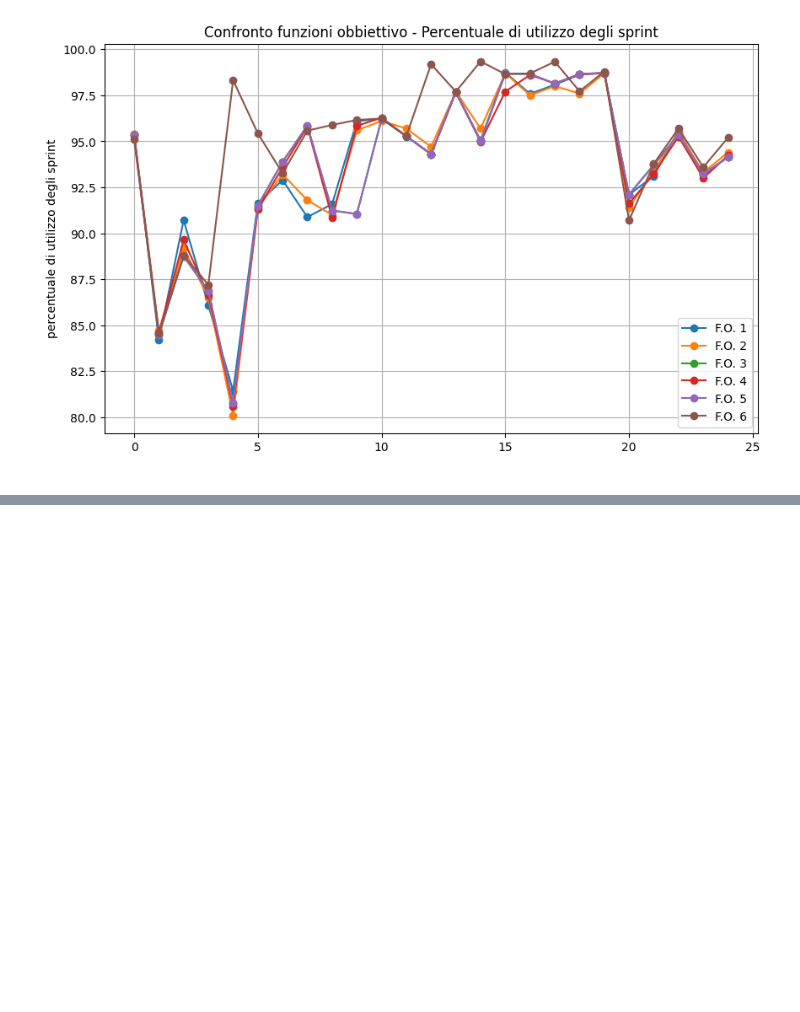
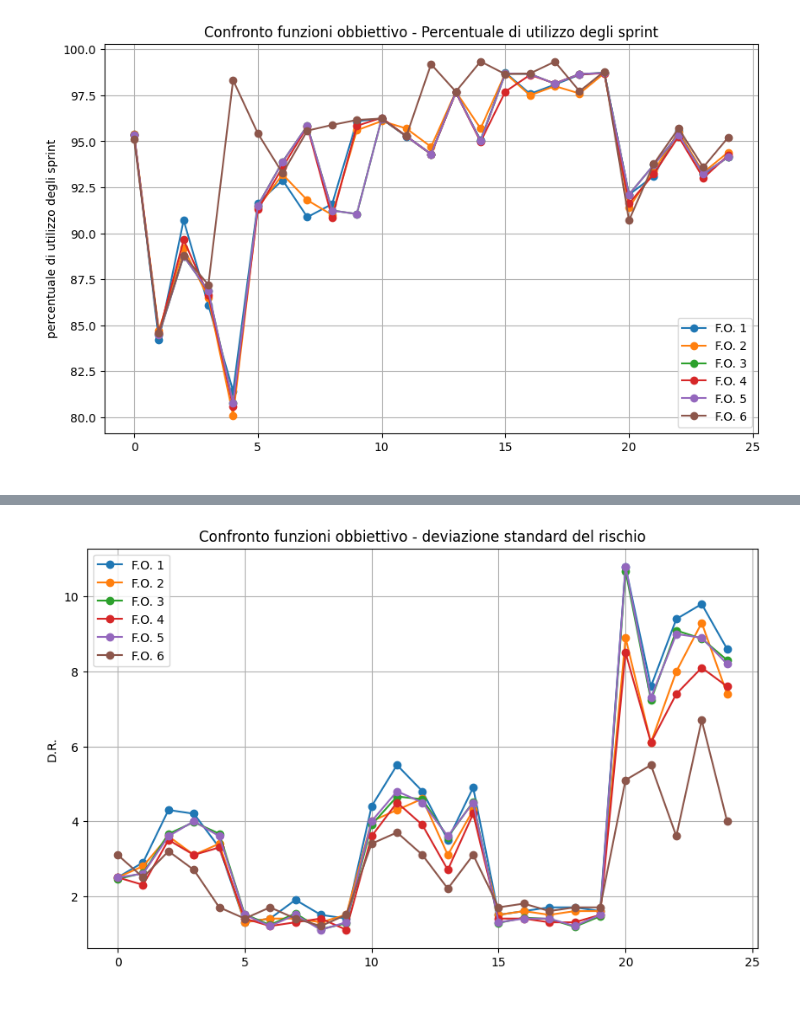
Before and after one commit to DanielCapannini/master-thesis-daniel-capannini, a Jupyter notebook: calcolo.ipynb, the cells around one changed output, grey strips where cells are left out. Cells and saved outputs as stored; diff of their text form; code cells hidden in the pictures; blank space fills up the shorter version.

```diff
--- a/calcolo.ipynb
+++ b/calcolo.ipynb
@@ -884,0 +1405,16 @@ plt.show()
+# %%
+arrays = [coll21, coll22, coll23, coll24, coll25, coll26]
+
+plt.figure(figsize=(10,6))
+
+for i, arr in enumerate(arrays):
+    plt.plot(arr, marker='o', label=f'F.O. {i+1}')  # aggiunta legenda
+
+plt.xlabel(" ")  # X senza indicazione
+plt.ylabel("D.R.")
+plt.title("Confronto funzioni obbiettivo - deviazione standard del rischio")
+plt.grid(True)
+plt.legend()  # mostra la legenda
+plt.show()
+# %% [output]
+[figure, added]
```
Also changed, not shown: parts of 18 cells of this notebook, 19 other files.
